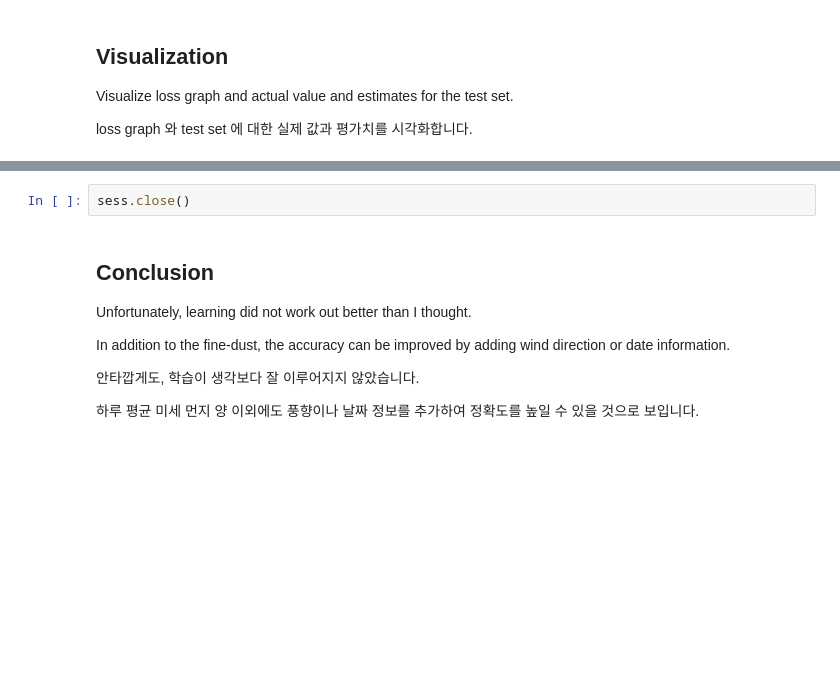
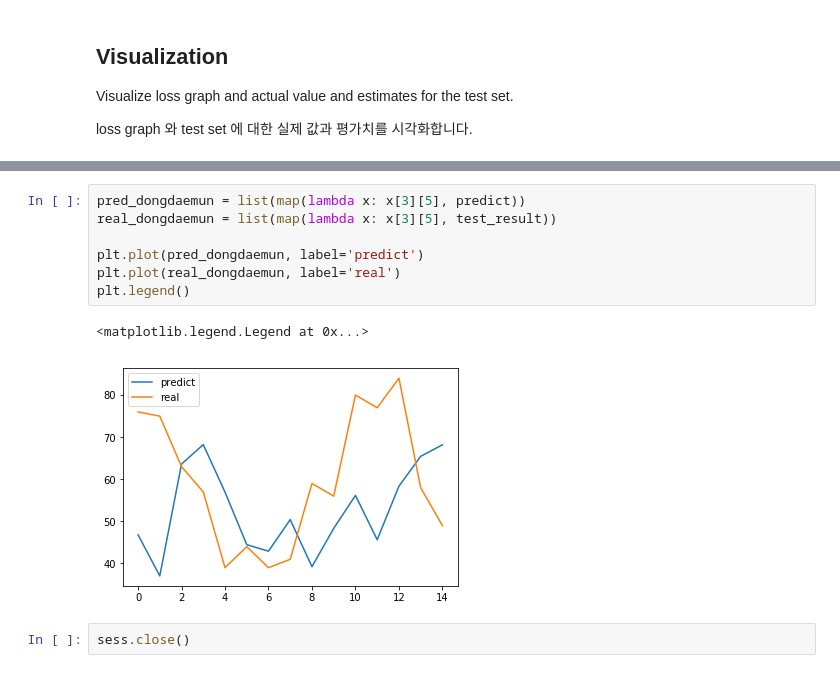
Before and after one commit to revsic/FineDustPrediction, a Jupyter notebook: Fine-Dust-Prediction.ipynb, the cells around one changed output, grey strips where cells are left out. Saved outputs shown, nothing was run; the diff lists cells and outputs as text; blank space fills up the shorter version.

```diff
--- a/Fine-Dust-Prediction.ipynb
+++ b/Fine-Dust-Prediction.ipynb
@@ -344,12 +297,12 @@ plt.legend()
+# %%
+pred_dongdaemun = list(map(lambda x: x[3][5], predict))
+real_dongdaemun = list(map(lambda x: x[3][5], test_result))
+
+plt.plot(pred_dongdaemun, label='predict')
+plt.plot(real_dongdaemun, label='real')
+plt.legend()
+# %% [output]
+<matplotlib.legend.Legend at 0x...>
+[figure, added]
 # %%
 sess.close()
-# %% [markdown]
-## Conclusion
-
-Unfortunately, learning did not work out better than I thought.
-
-In addition to the fine-dust, the accuracy can be improved by adding wind direction or date information.
-
-안타깝게도, 학습이 생각보다 잘 이루어지지 않았습니다.
-
-하루 평균 미세 먼지 양 이외에도 풍향이나 날짜 정보를 추가하여 정확도를 높일 수 있을 것으로 보입니다.
```
Also changed, not shown: parts of 21 cells of this notebook.
